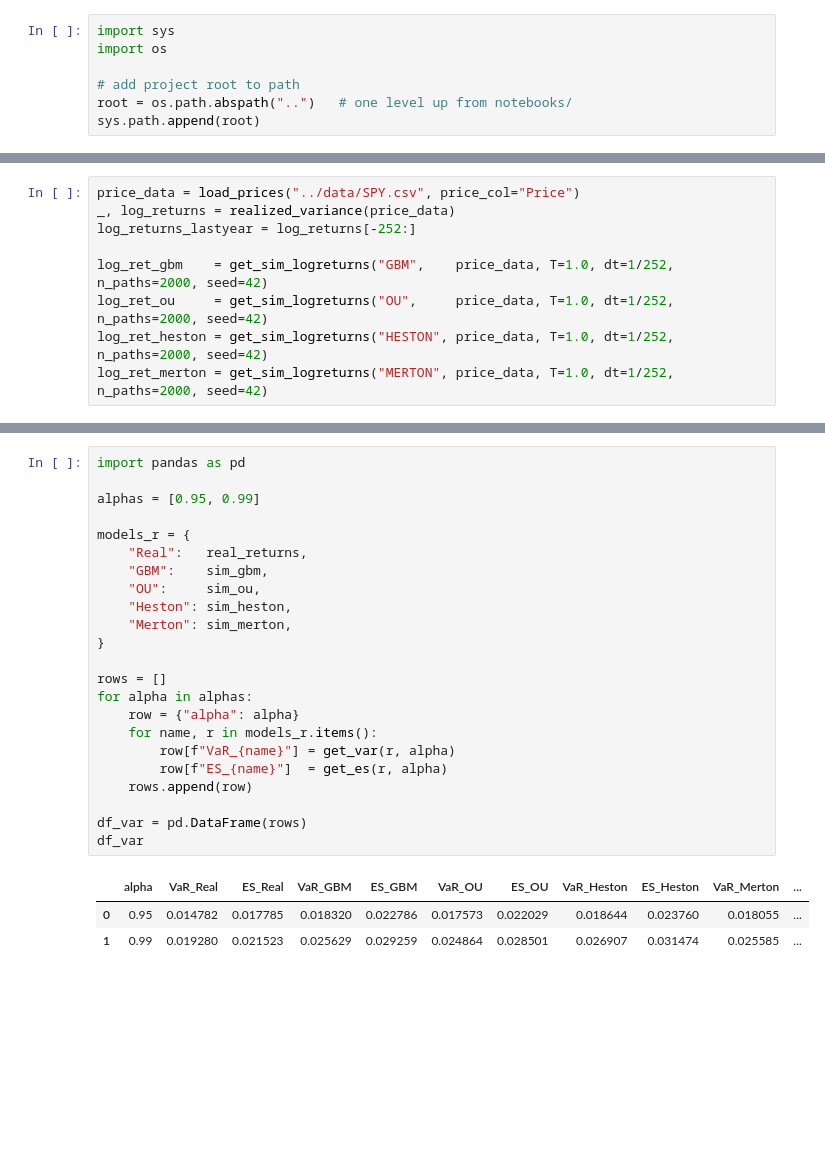
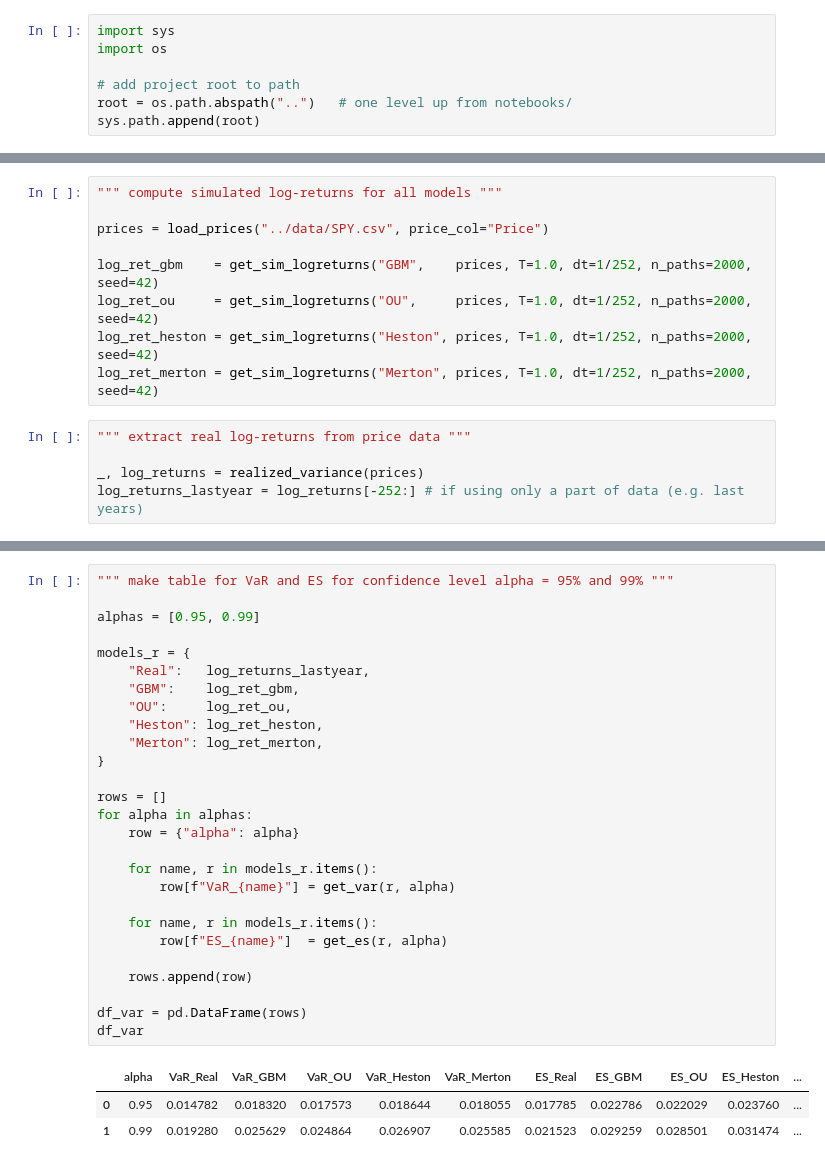
Before and after one commit to magdalenaeriksson/stochastic-pricing, a Jupyter notebook: notebooks/03_risk_analysis.ipynb, the cells around one changed output, grey strips where cells are left out. Drawn from its saved outputs; the diff is of its cells as text; blank space fills up the shorter version.

```diff
--- a/notebooks/03_risk_analysis.ipynb
+++ b/notebooks/03_risk_analysis.ipynb
@@ -86,10 +15,15 @@ NameError: name 'log_returns_sim_flat' is not defined
 # %%
-price_data = load_prices("../data/SPY.csv", price_col="Price")
-_, log_returns = realized_variance(price_data)
-log_returns_lastyear = log_returns[-252:]
+""" compute simulated log-returns for all models """
 
-log_ret_gbm    = get_sim_logreturns("GBM",    price_data, T=1.0, dt=1/252, n_paths=2000, seed=42)
-log_ret_ou     = get_sim_logreturns("OU",     price_data, T=1.0, dt=1/252, n_paths=2000, seed=42)
-log_ret_heston = get_sim_logreturns("HESTON", price_data, T=1.0, dt=1/252, n_paths=2000, seed=42)
-log_ret_merton = get_sim_logreturns("MERTON", price_data, T=1.0, dt=1/252, n_paths=2000, seed=42)
+prices = load_prices("../data/SPY.csv", price_col="Price")
+
+log_ret_gbm    = get_sim_logreturns("GBM",    prices, T=1.0, dt=1/252, n_paths=2000, seed=42)
+log_ret_ou     = get_sim_logreturns("OU",     prices, T=1.0, dt=1/252, n_paths=2000, seed=42)
+log_ret_heston = get_sim_logreturns("Heston", prices, T=1.0, dt=1/252, n_paths=2000, seed=42)
+log_ret_merton = get_sim_logreturns("Merton", prices, T=1.0, dt=1/252, n_paths=2000, seed=42)
+# %%
+""" extract real log-returns from price data """
+
+_, log_returns = realized_variance(prices)
+log_returns_lastyear = log_returns[-252:] # if using only a part of data (e.g. last years)
 # %%
@@ -223,28 +138,32 @@ df_tail
 # %%
-import pandas as pd
+""" make table for VaR and ES for confidence level alpha = 95% and 99% """
 
 alphas = [0.95, 0.99]
 
 models_r = {
-    "Real":   real_returns,
-    "GBM":    sim_gbm,
-    "OU":     sim_ou,
-    "Heston": sim_heston,
-    "Merton": sim_merton,
+    "Real":   log_returns_lastyear,
+    "GBM":    log_ret_gbm,
+    "OU":     log_ret_ou,
+    "Heston": log_ret_heston,
+    "Merton": log_ret_merton,
 }
 
 rows = []
 for alpha in alphas:
     row = {"alpha": alpha}
+
     for name, r in models_r.items():
         row[f"VaR_{name}"] = get_var(r, alpha)
+
+    for name, r in models_r.items():
         row[f"ES_{name}"]  = get_es(r, alpha)
+
     rows.append(row)
 
 df_var = pd.DataFrame(rows)
 df_var
 # %% [output]
-|  | alpha | VaR_Real | ES_Real | VaR_GBM | ES_GBM | VaR_OU | ES_OU | VaR_Heston | ES_Heston | VaR_Merton | ... |
-| 0 | 0.95 | 0.014782 | 0.017785 | 0.018320 | 0.022786 | 0.017573 | 0.022029 | 0.018644 | 0.023760 | 0.018055 | ... |
-| 1 | 0.99 | 0.019280 | 0.021523 | 0.025629 | 0.029259 | 0.024864 | 0.028501 | 0.026907 | 0.031474 | 0.025585 | ... |
+|  | alpha | VaR_Real | VaR_GBM | VaR_OU | VaR_Heston | VaR_Merton | ES_Real | ES_GBM | ES_OU | ES_Heston | ... |
+| 0 | 0.95 | 0.014782 | 0.018320 | 0.017573 | 0.018644 | 0.018055 | 0.017785 | 0.022786 | 0.022029 | 0.023760 | ... |
+| 1 | 0.99 | 0.019280 | 0.025629 | 0.024864 | 0.026907 | 0.025585 | 0.021523 | 0.029259 | 0.028501 | 0.031474 | ... |
 # %%
```
Also changed, not shown: parts of 13 cells of this notebook.
